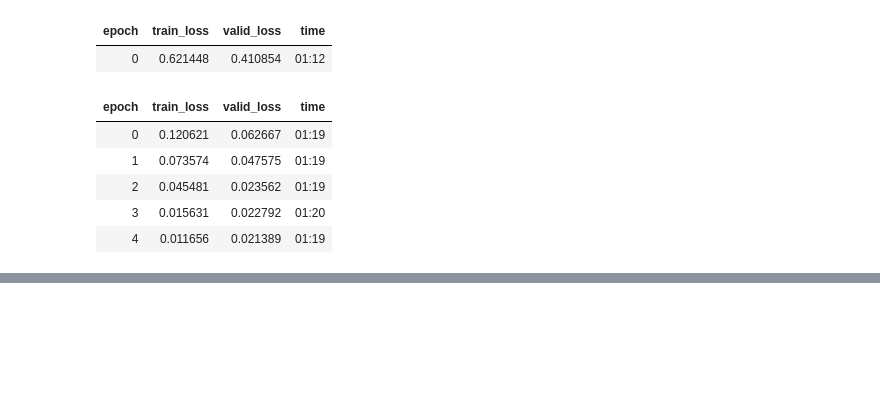
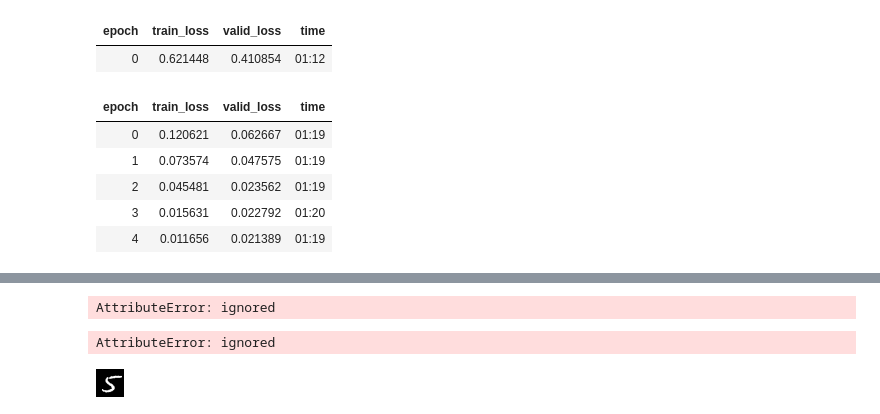
Before and after one commit to JacopoMangiavacchi/FastLabeling, a Jupyter notebook: mnist_basics.ipynb, the cells around one changed output, grey strips where cells are left out. Saved outputs shown, nothing was run; the diff lists cells and outputs as text; code cells hidden in the pictures; blank space fills up the shorter version.

```diff
--- a/mnist_basics.ipynb
+++ b/mnist_basics.ipynb
@@ -54,0 +44,15 @@ Downloading: "https://download.pytorch.org/models/resnet34-333f7ec4.pth" to /roo
+# %%
+learn.summary()
+# %% [output]
+AttributeError: ignored
+# %%
+interp = ClassificationInterpretation.from_learner(learn)
+interp.plot_confusion_matrix()
+# %% [output]
+AttributeError: ignored
+# %%
+test_path = (path/'testing'/'5').ls()[10]
+test_image = Image.open(test_path)
+test_image
+# %% [output]
+[figure, added]
```
Also changed, not shown: parts of 9 cells of this notebook.
